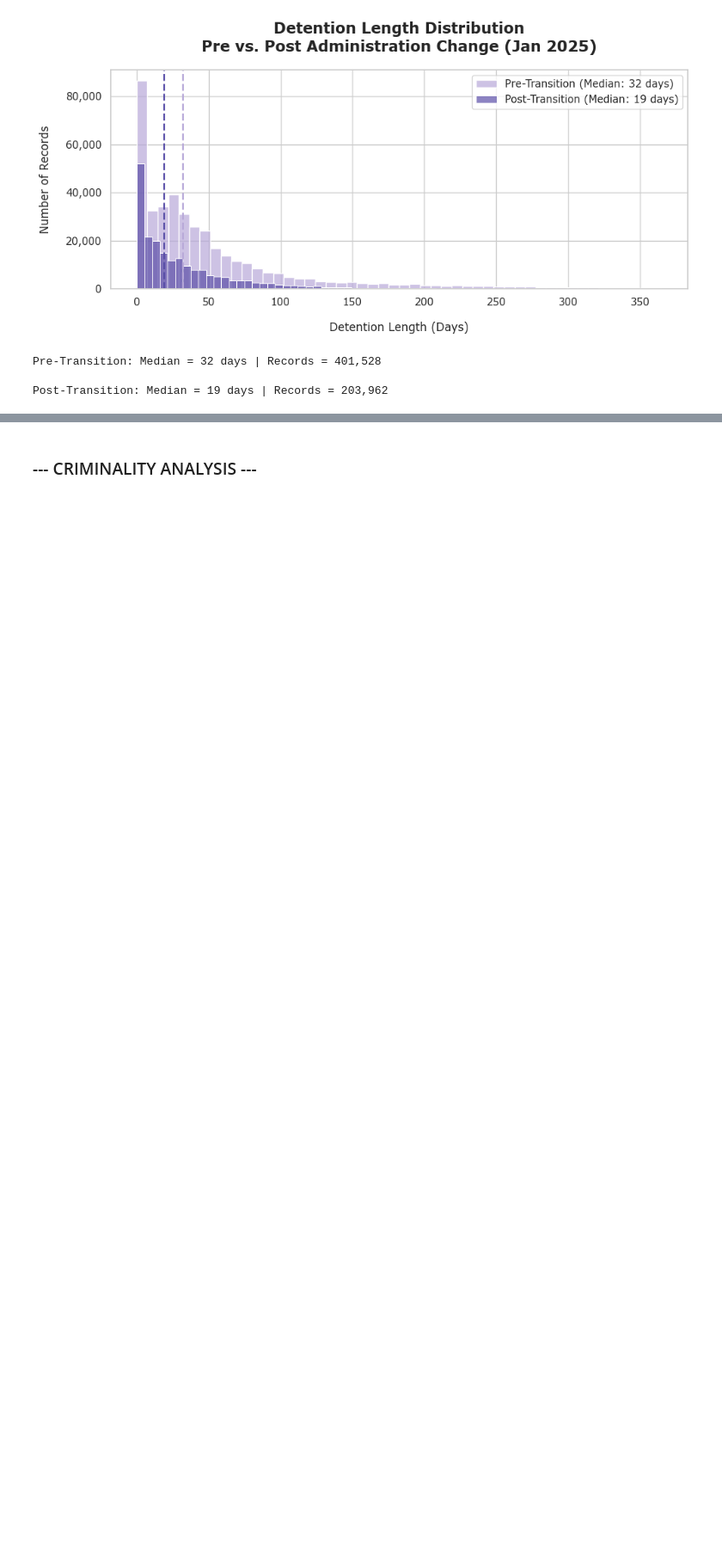
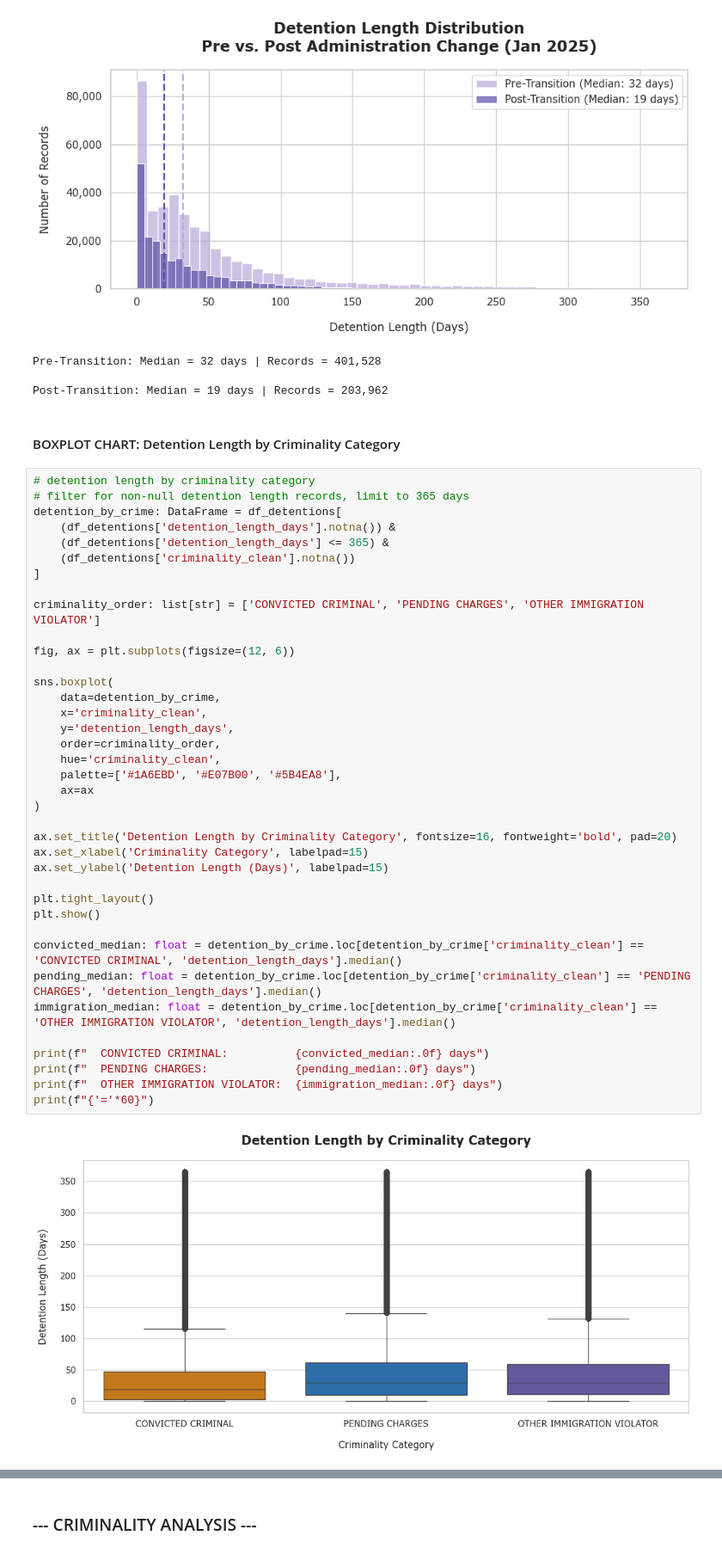
Before and after one commit to leamsley/capstone_project, a Jupyter notebook: data_analysis.ipynb, the cells around one changed output, grey strips where cells are left out. Shown at 86% size. Saved outputs shown, nothing was run; the diff lists cells and outputs as text; blank space fills up the shorter version.

Commit message:
Checkpoint: working on criminality distribution chart

```diff
--- a/data_analysis.ipynb
+++ b/data_analysis.ipynb
@@ -1988,3 +1990,45 @@ print(f'\nPost-Transition: Median = {post_median:.0f} days | Records = {len(dete
 Pre-Transition: Median = 32 days | Records = 401,528
 
 Post-Transition: Median = 19 days | Records = 203,962
+# %% [markdown]
+#### BOXPLOT CHART: Detention Length by Criminality Category
+# %%
+# detention length by criminality category
+# filter for non-null detention length records, limit to 365 days
+detention_by_crime: DataFrame = df_detentions[
+    (df_detentions['detention_length_days'].notna()) &
+    (df_detentions['detention_length_days'] <= 365) &
+    (df_detentions['criminality_clean'].notna())
+]
+
+criminality_order: list[str] = ['CONVICTED CRIMINAL', 'PENDING CHARGES', 'OTHER IMMIGRATION VIOLATOR']
+
+fig, ax = plt.subplots(figsize=(12, 6))
+
+sns.boxplot(
+    data=detention_by_crime,
+    x='criminality_clean',
+    y='detention_length_days',
+    order=criminality_order,
+    hue='criminality_clean',
+    palette=['#1A6EBD', '#E07B00', '#5B4EA8'],
+    ax=ax
+)
+
+ax.set_title('Detention Length by Criminality Category', fontsize=16, fontweight='bold', pad=20)
+ax.set_xlabel('Criminality Category', labelpad=15)
+ax.set_ylabel('Detention Length (Days)', labelpad=15)
+
+plt.tight_layout()
+plt.show()
+
+convicted_median: float = detention_by_crime.loc[detention_by_crime['criminality_clean'] == 'CONVICTED CRIMINAL', 'detention_length_days'].median()
+pending_median: float = detention_by_crime.loc[detention_by_crime['criminality_clean'] == 'PENDING CHARGES', 'detention_length_days'].median()
+immigration_median: float = detention_by_crime.loc[detention_by_crime['criminality_clean'] == 'OTHER IMMIGRATION VIOLATOR', 'detention_length_days'].median()
+
+print(f"  CONVICTED CRIMINAL:          {convicted_median:.0f} days")
+print(f"  PENDING CHARGES:             {pending_median:.0f} days")
+print(f"  OTHER IMMIGRATION VIOLATOR:  {immigration_median:.0f} days")
+print(f"{'='*60}")
+# %% [output]
+[figure, added]
```
Also changed, not shown: parts of 4 cells of this notebook.
